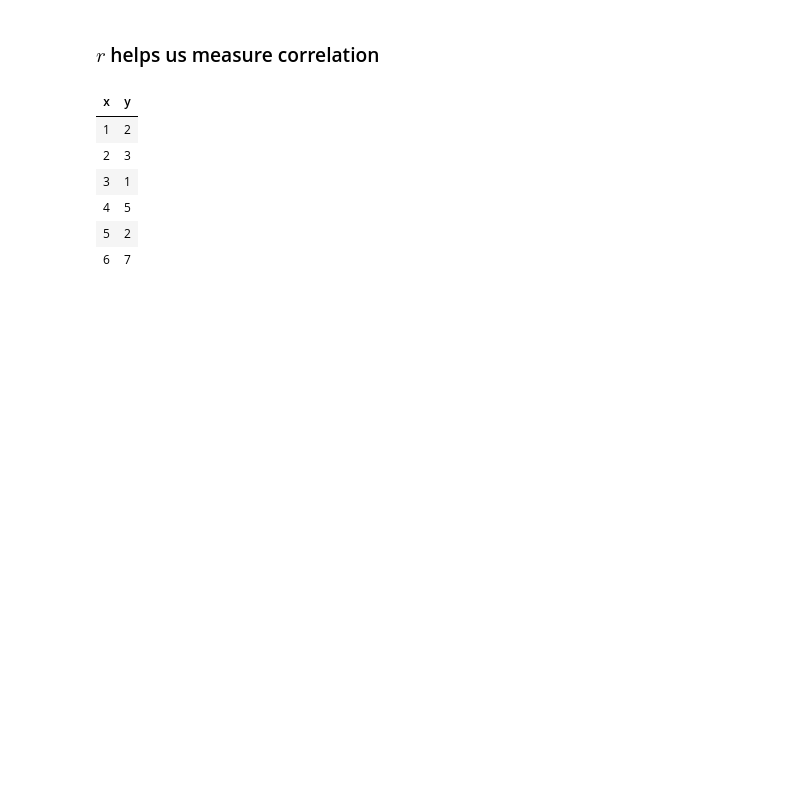
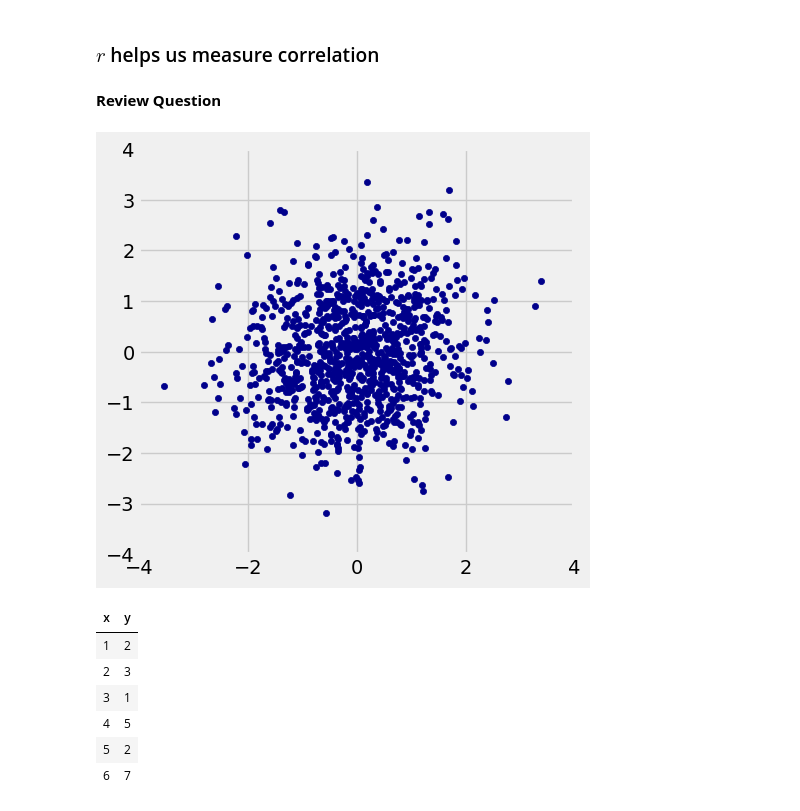
Before and after one commit to data-8/materials-fa24, a Jupyter notebook: lec/lec29/lec29.ipynb, the cells around one changed output. Saved outputs shown, nothing was run; the diff lists cells and outputs as text; code cells hidden in the pictures; blank space fills up the shorter version.

```diff
--- a/lec/lec29/lec29.ipynb
+++ b/lec/lec29/lec29.ipynb
@@ -195,0 +194,6 @@ plots.title('Standard units do not change relationships!');
+# %% [markdown]
+**Review Question**
+# %%
+r_scatter(0.1)
+# %% [output]
+[figure, added]
```
Also changed, not shown: parts of 33 cells of this notebook.
